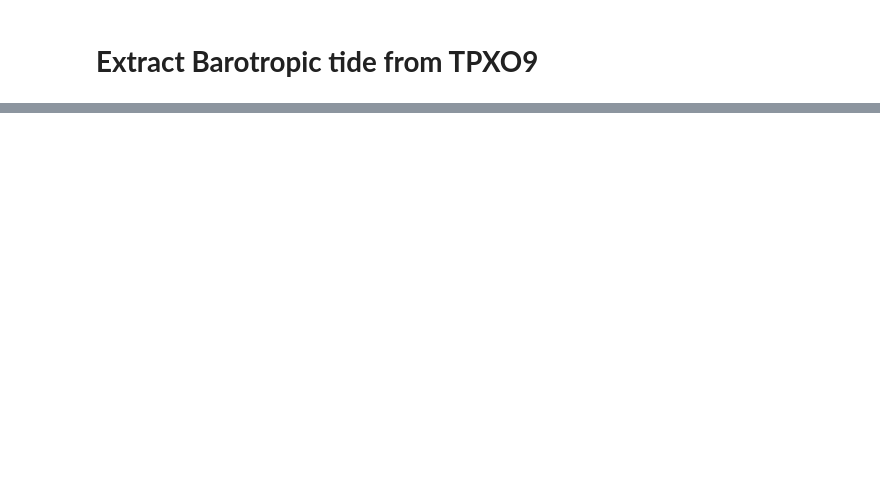
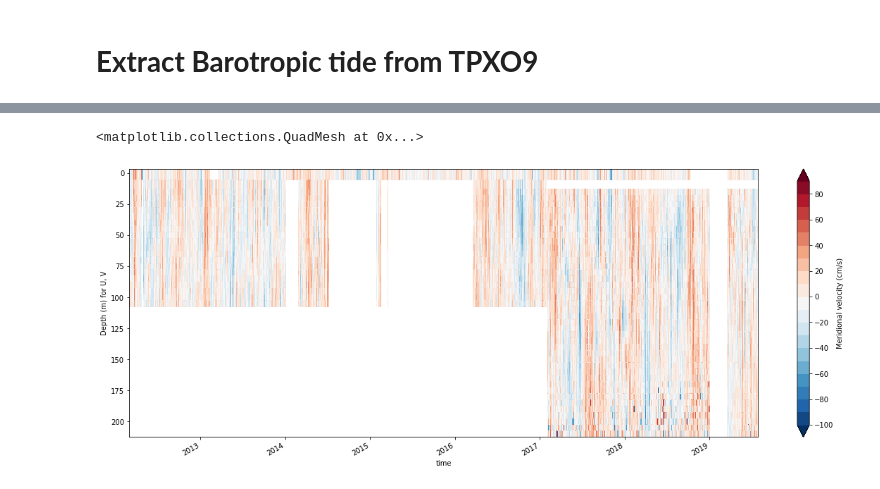
Before and after one commit to Yadidya5/interannual-variability-IT-Andaman-Sea, a Jupyter notebook: TPXO9_barotropic_baroclinic_IT_extraction.ipynb, the cells around one changed output, grey strips where cells are left out. Saved outputs shown, nothing was run; the diff lists cells and outputs as text; code cells hidden in the pictures; blank space fills up the shorter version.

```diff
--- a/TPXO9_barotropic_baroclinic_IT_extraction.ipynb
+++ b/TPXO9_barotropic_baroclinic_IT_extraction.ipynb
@@ -23,0 +30,3 @@ C:\Users\Yadidya\OneDrive - IIT Delhi\delhi\models\2_OTPS\OTPSnc
+# %%
+bd12=xr.open_dataset("../../../data/BD12profiledata/bd12_tsuv_mar2012_jul2019.nc")
+bd12
@@ -23,0 +47,8 @@ C:\Users\Yadidya\OneDrive - IIT Delhi\delhi\models\2_OTPS\OTPSnc
+# %%
+fig, ax = plt.subplots(figsize=(20,7))
+
+bd12.vvel.plot(y='dep2',yincrease=False,levels=np.arange(-100,100,10))
+#bd12.vvel[:,22].plot()
+# %% [output]
+<matplotlib.collections.QuadMesh at 0x...>
+[figure, added]
```
Also changed, not shown: parts of 8 cells of this notebook.
